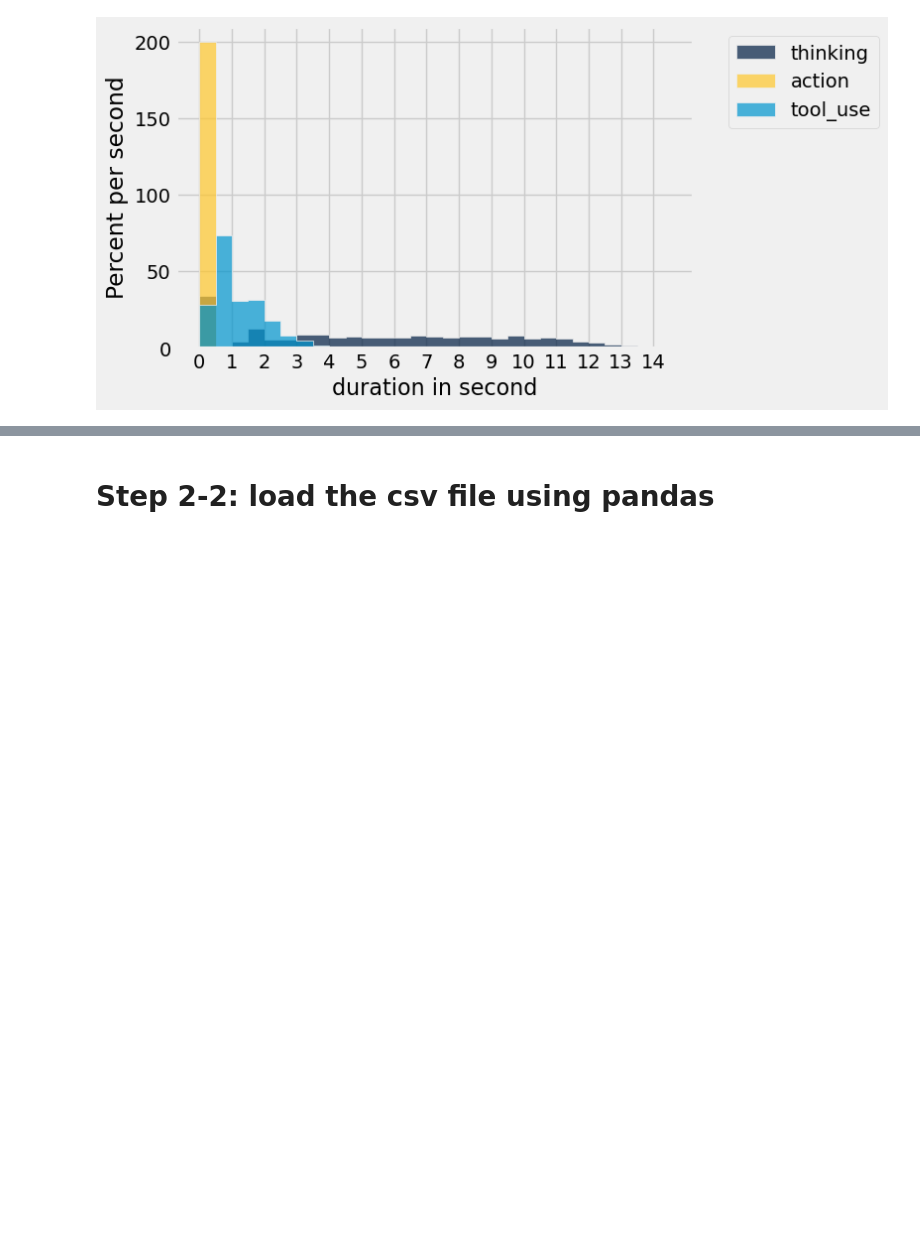
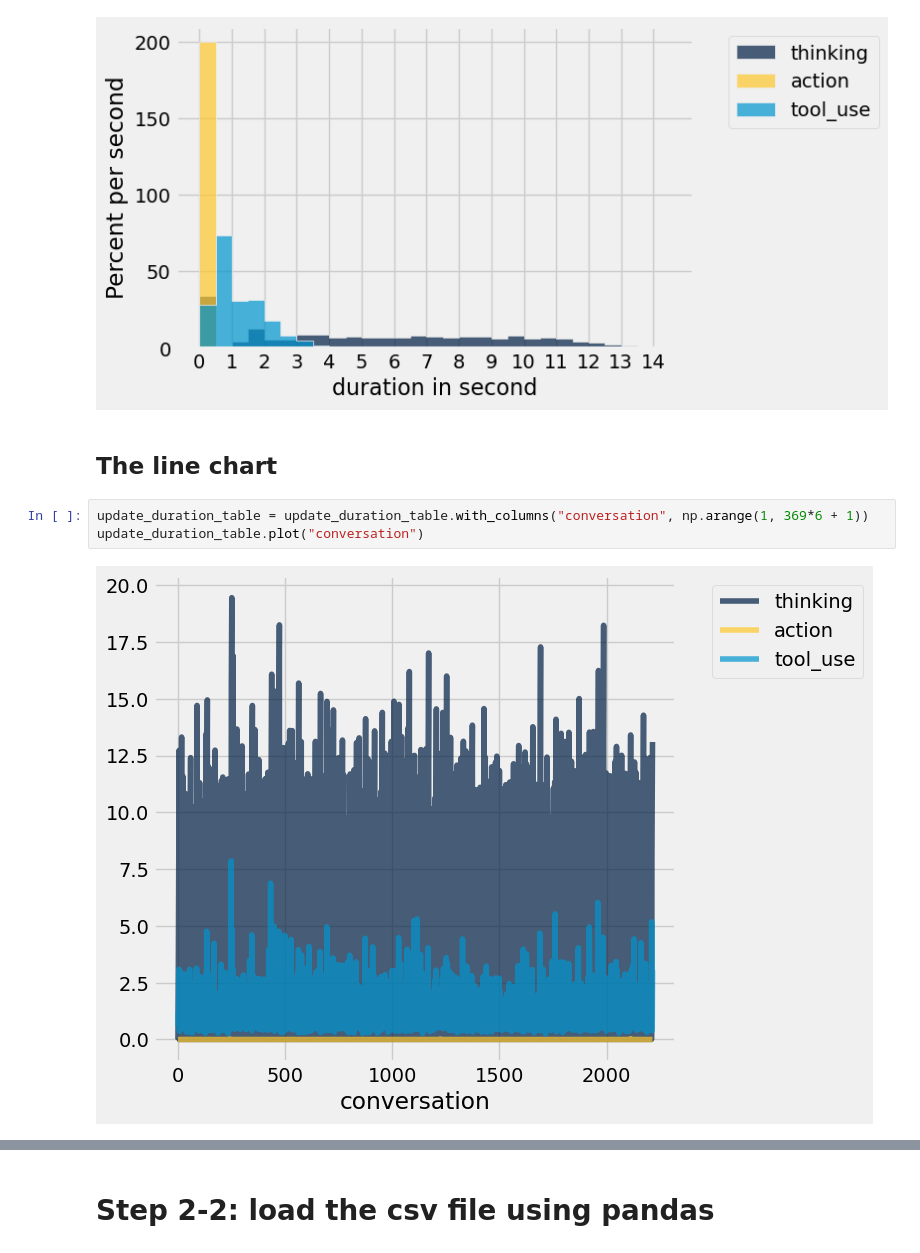
Before and after one commit to courageousstrawberry/UEBAProject_copy, a Jupyter notebook: DataProcess/SU25/JSONData/consolidatedDataProcess.ipynb, the cells around one changed output, grey strips where cells are left out. Drawn from its saved outputs; the diff is of its cells as text; blank space fills up the shorter version.

```diff
--- a/DataProcess/SU25/JSONData/consolidatedDataProcess.ipynb
+++ b/DataProcess/SU25/JSONData/consolidatedDataProcess.ipynb
@@ -239,3 +241,10 @@ _ = plots.ylabel('Percent per second')
 _ = plots.xticks(np.arange(15))
 # %% [output]
 [figure]
+# %% [markdown]
+## The line chart
+# %%
+update_duration_table = update_duration_table.with_columns("conversation", np.arange(1, 369*6 + 1))
+update_duration_table.plot("conversation")
+# %% [output]
+[figure, added]
```
Also changed, not shown: parts of 7 cells of this notebook.
